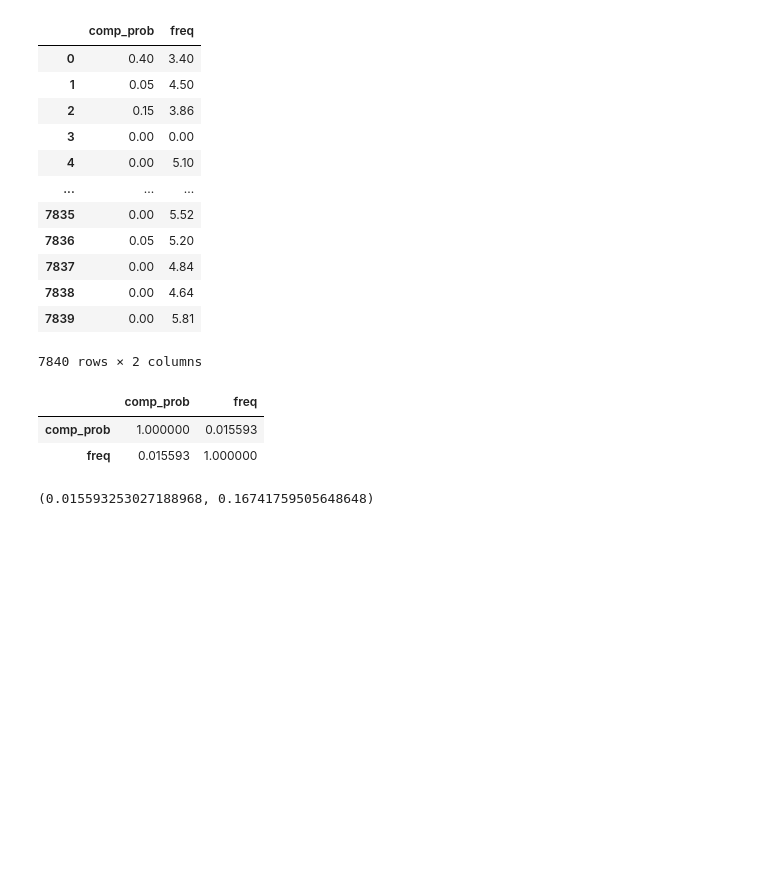
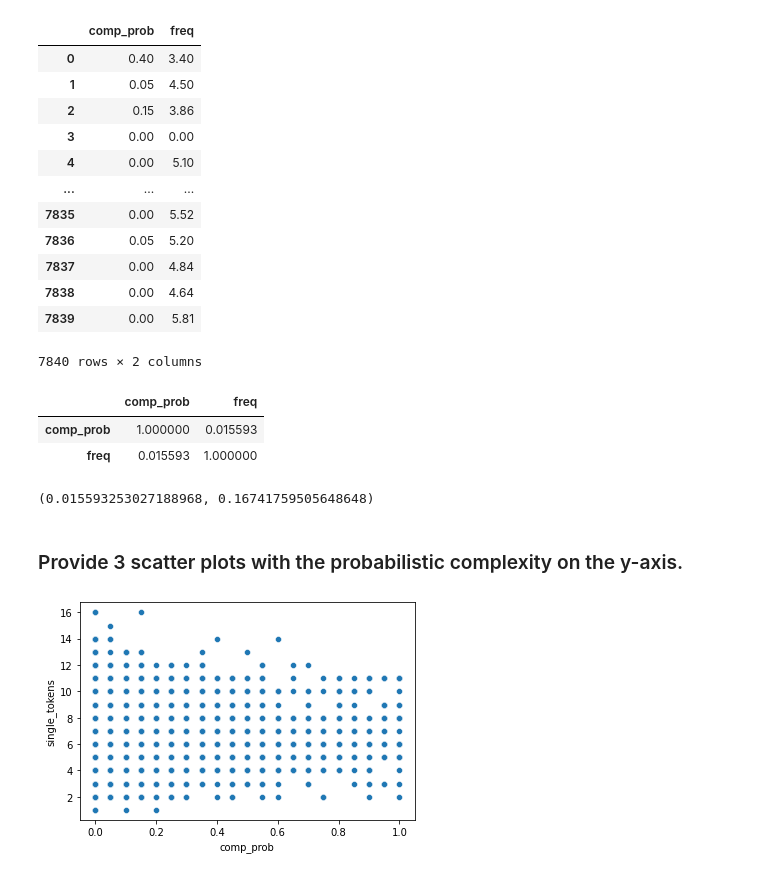
Before and after one commit to melisnv/natural-language-processing-projects, a Jupyter notebook: Assignment I NLP/Part B - complex-word-identification.ipynb, the cells around one changed output. Saved outputs shown, nothing was run; the diff lists cells and outputs as text; code cells hidden in the pictures; blank space fills up the shorter version.

```diff
--- a/Assignment I NLP/Part B - complex-word-identification.ipynb
+++ b/Assignment I NLP/Part B - complex-word-identification.ipynb
@@ -253,9 +255,15 @@ token_2_df.corr()
 |  | comp_prob | freq |
 | comp_prob | 1.000000 | 0.015593 |
 | freq | 0.015593 | 1.000000 |
-# %%
-from scipy.stats import pearsonr
-
-pearsonr(token_2_df['comp_prob'],token_2_df['freq'])
-# %% [output]
-(0.015593253027188968, 0.16741759505648648)
+# %%
+from scipy.stats import pearsonr
+
+pearsonr(token_2_df['comp_prob'],token_2_df['freq'])
+# %% [output]
+(0.015593253027188968, 0.16741759505648648)
+# %% [markdown]
+### Provide 3 scatter plots with the probabilistic complexity on the y-axis.
+# %%
+sns.scatterplot(x="comp_prob", y="single_tokens", data=token_1_df);
+# %% [output]
+[figure, added]
```
Also changed, not shown: parts of 8 cells of this notebook.
